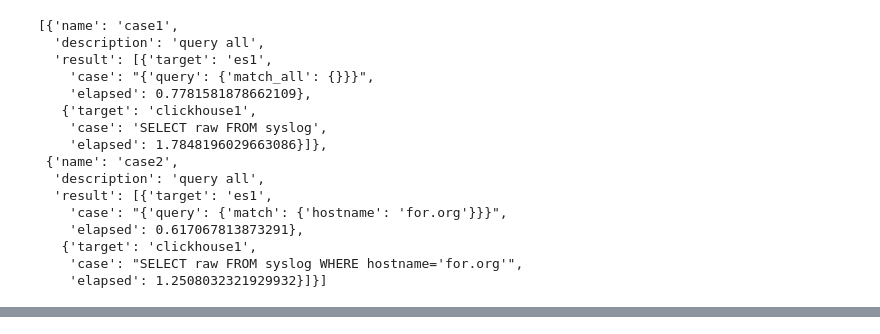
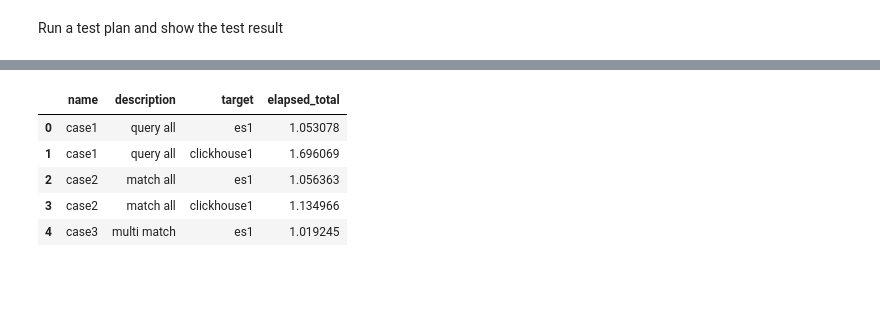
Before and after one commit to gangtao/esvsch, a Jupyter notebook: notebook/notebooks/Query Tester.ipynb, the cells around one changed output, grey strips where cells are left out. Cells and saved outputs as stored; diff of their text form; code cells hidden in the pictures; blank space fills up the shorter version.

Commit message:
add more cases

```diff
--- a/notebook/notebooks/Query Tester.ipynb
+++ b/notebook/notebooks/Query Tester.ipynb
@@ -186,19 +160,7 @@ reports = testplan.run()
-# %%
-reports
-# %% [output]
-[{'name': 'case1',
-  'description': 'query all',
-  'result': [{'target': 'es1',
-    'case': "{'query': {'match_all': {}}}",
-    'elapsed': 0.7781581878662109},
-   {'target': 'clickhouse1',
-    'case': 'SELECT raw FROM syslog',
-    'elapsed': 1.7848196029663086}]},
- {'name': 'case2',
-  'description': 'query all',
-  'result': [{'target': 'es1',
-    'case': "{'query': {'match': {'hostname': 'for.org'}}}",
-    'elapsed': 0.617067813873291},
-   {'target': 'clickhouse1',
-    'case': "SELECT raw FROM syslog WHERE hostname='for.org'",
-    'elapsed': 1.2508032321929932}]}]
+# %% [markdown]
+Run a test plan and show the test result
+# %%
+testplan = TestPlan("testplan.json")
+reports = testplan.run()
+reports.head()
+# %% [output]
@@ -204,0 +184,6 @@ reports
+|  | name | description | target | elapsed_total |
+| 0 | case1 | query all | es1 | 1.053078 |
+| 1 | case1 | query all | clickhouse1 | 1.696069 |
+| 2 | case2 | match all | es1 | 1.056363 |
+| 3 | case2 | match all | clickhouse1 | 1.134966 |
+| 4 | case3 | multi match | es1 | 1.019245 |
```
Also changed, not shown: parts of 9 cells of this notebook, 3 other files.
